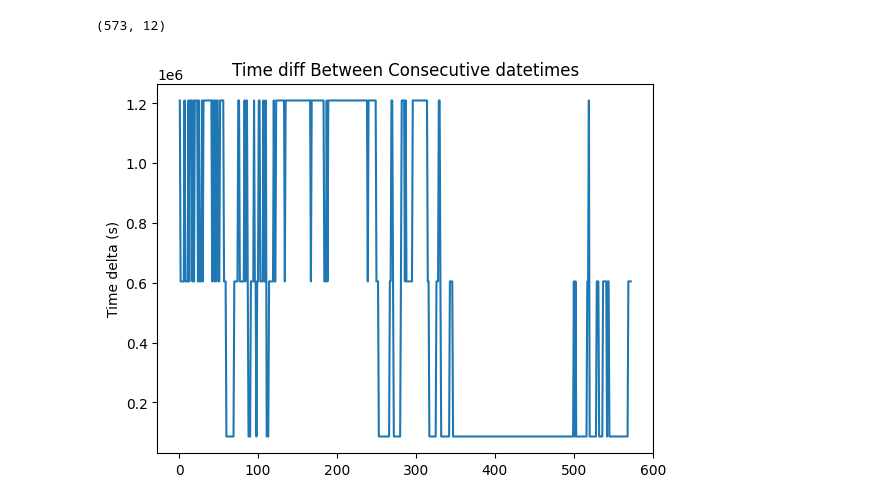
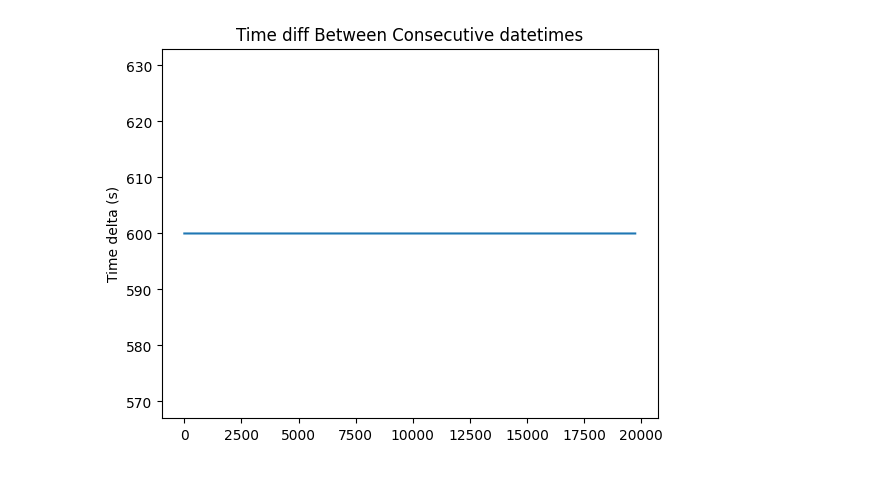
Before and after one commit to abiadf/timeseries_geo_ml, a Jupyter notebook: src/dataset_notebook.ipynb, the cells around one changed output. Drawn from its saved outputs; the diff is of its cells as text; code cells hidden in the pictures.

```diff
--- a/src/dataset_notebook.ipynb
+++ b/src/dataset_notebook.ipynb
@@ -22,31 +21,56 @@ from lstm_network import LSTMModel, LSTMTrainer
 # %%
 def plot_time_deltas(df: pd.DataFrame, time_col: str) -> None:
     """Calculate time diff between consecutive datetime entries in the specified column,
     and plot these time deltas"""
     df[time_col]= pd.to_datetime(df[time_col])
     diffs       = df[time_col].diff().dropna()
     plt.plot(diffs.dt.total_seconds())
     plt.ylabel('Time delta (s)')
     plt.title('Time diff Between Consecutive datetimes')
     plt.show()
 
 datasets = {"GDELT_USA_LAB":      {"path": "Time-IMM/GDELT_USA_LAB",       "time_col": "date_time", "y": ["AvgTone"]},
-            "ClusterTrace_707":   {"path": "Time-IMM/ClusterTrace_707",    "time_col": "date_time", "y": ["cpu", "memory"]},
+            # "ClusterTrace_707":   {"path": "Time-IMM/ClusterTrace_707",    "time_col": "date_time", "y": ["cpu", "memory"]},
             "EPA_air_los_angeles":{"path": "Time-IMM/EPA_air_los_angeles", "time_col": "date_time", "y": ["ozone"]},
             "FNSPID_EXPE":        {"path": "Time-IMM/FNSPID_EXPE",         "time_col": "date_time", "y": ["adj close"]},
-            "ILINet":             {"path": "Time-IMM/ILINet",              "time_col": "date_time", "y": ["TOTAL PATIENTS"]},
+            # "ILINet":             {"path": "Time-IMM/ILINet",              "time_col": "date_time", "y": ["TOTAL PATIENTS"]},
             "repohealth_facebook":{"path": "Time-IMM/repohealth_facebook", "time_col": "date_time", "y": ["new_issues"]},
             "studentlife_fc7337": {"path": "Time-IMM/studentlife_fc7337",  "time_col": "date_time", "y": ["sleep_duration"]},
             "power_consumption":  {"path": "power_consumption",            "time_col": "Datetime",  "y": ["PowerConsumption_Zone1", "PowerConsumption_Zone2", "PowerConsumption_Zone3"]},
             "appliances_energy":  {"path": "appliances_energy",            "time_col": "date",      "y": ["rv1", "rv2"]}}
 
-desired_dataset= "repohealth_facebook"
+desired_dataset= "appliances_energy"
+
 df             = pd.read_csv(f"../public_datasets/{datasets[desired_dataset]['path']}.csv")
 time_col_name  = datasets[desired_dataset]["time_col"]
-y_cols         = datasets[desired_dataset]["y"]
 
-print(df.shape)
+"""Pre-processing each dataset"""
+try:
+    if desired_dataset == "GDELT_USA_LAB":
+        df.drop(["record_id"], axis=1, inplace=True)
+    elif desired_dataset == "ClusterTrace_707":
+        pass
+    elif desired_dataset == "EPA_air_los_angeles":
+        df.drop(["record_id"], axis=1, inplace=True)
+    elif desired_dataset == "FNSPID_EXPE":
+        df.drop(["record_id"], axis=1, inplace=True)
+    elif desired_dataset == "ILINet":
+        df.drop(["record_id"], axis=1, inplace=True)
+        df = df.drop_duplicates(subset=['date_time'], keep='first').reset_index(drop=True) #some rows have same time
+    elif desired_dataset == "repohealth_facebook":
+        df.drop(["record_id"], axis=1, inplace=True)
+    elif desired_dataset == "studentlife_fc7337":
+        df.drop(["record_id"], axis=1, inplace=True)
+    elif desired_dataset == "power_consumption":
+        df.drop(["PowerConsumption_Zone2", "PowerConsumption_Zone3"], axis=1, inplace=True)
+    elif desired_dataset == "appliances_energy":
+        df.drop(["rv2"], axis=1, inplace=True)
+except Exception as e:
+    pass
+
+y_cols = [col for col in datasets[desired_dataset]["y"] if col in df.columns]
+df = df.fillna(0)
+
 plot_time_deltas(df, time_col_name)
 # %% [output]
-(573, 12)
-[figure, old version]
+[figure, new version]
```
Also changed, not shown: parts of 5 cells of this notebook, 3 other files.
